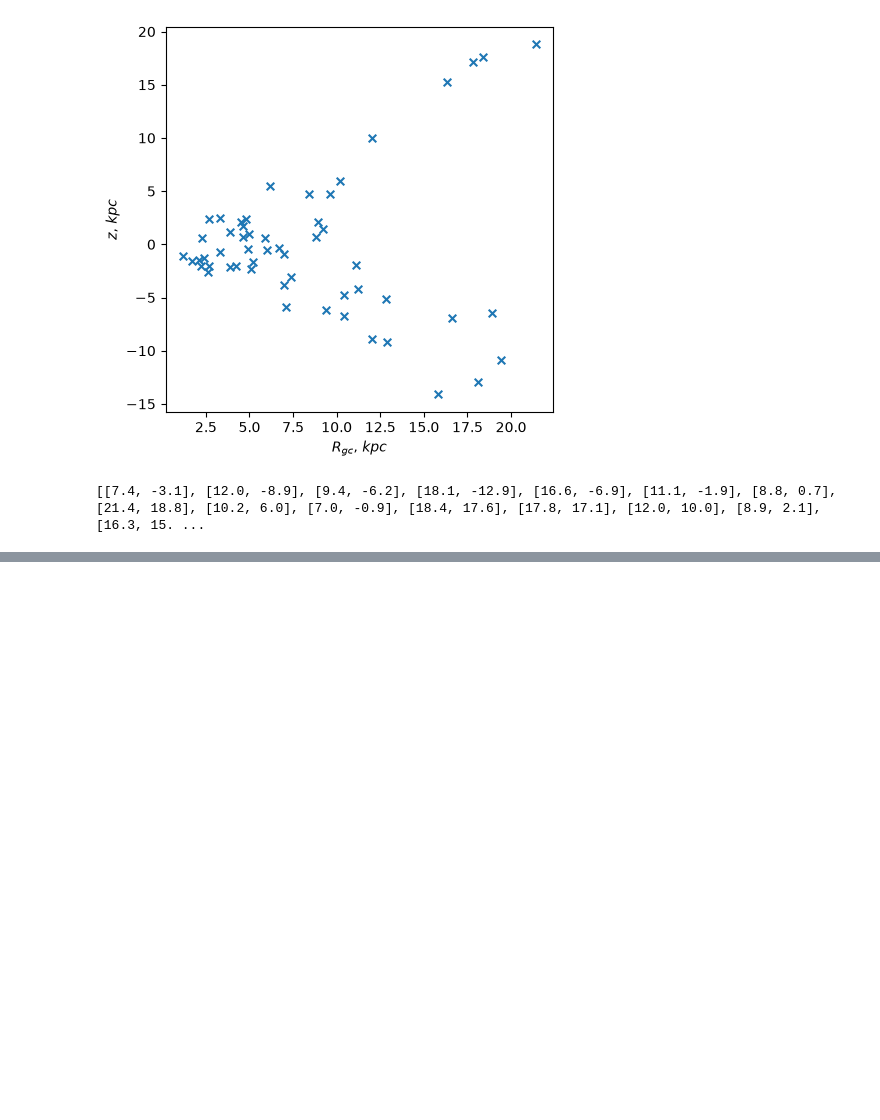
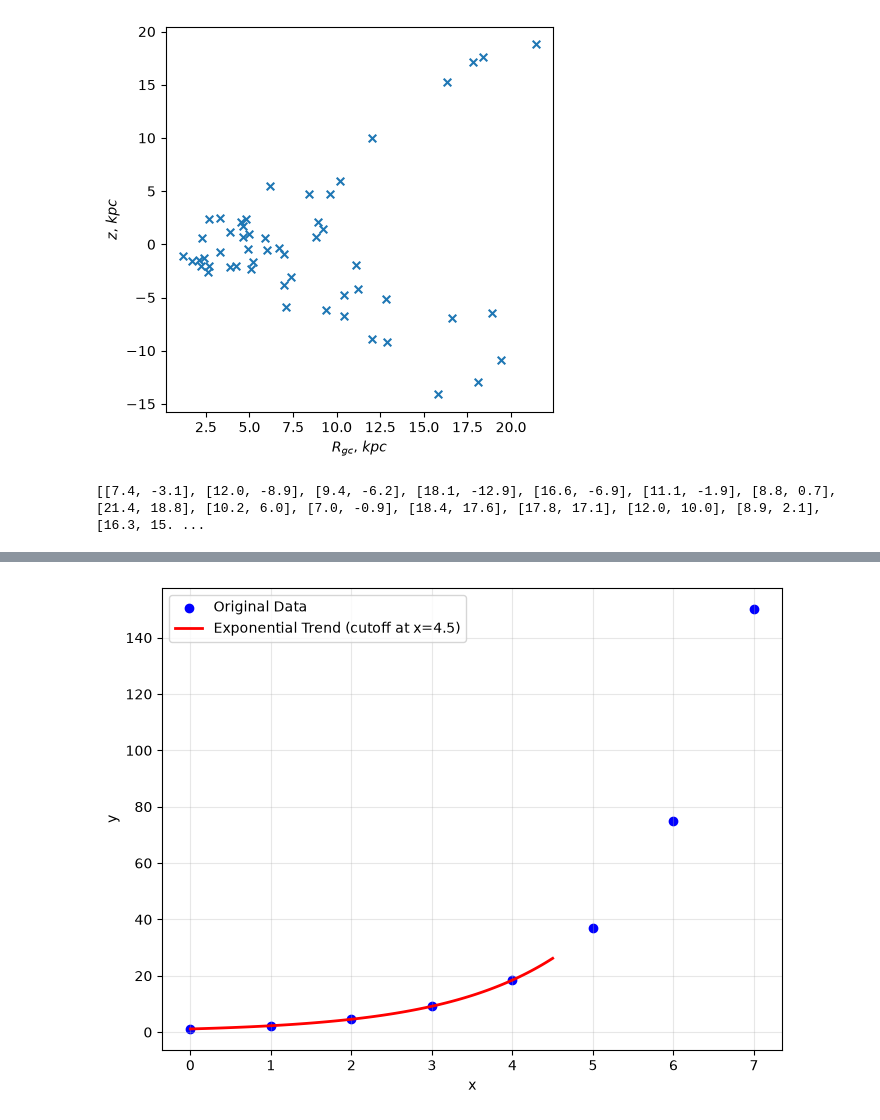
Before and after one commit to stormrealz/PHYS3116_Larawag, a Jupyter notebook: Will's Files/Will's Notes.ipynb, the cells around one changed output, grey strips where cells are left out. Drawn from its saved outputs; the diff is of its cells as text; code cells hidden in the pictures; blank space fills up the shorter version.

```diff
--- a/Will's Files/Will's Notes.ipynb
+++ b/Will's Files/Will's Notes.ipynb
@@ -261,0 +308,42 @@ print(crosses_list)
+# %%
+import matplotlib.pyplot as plt
+import numpy as np
+from scipy.optimize import curve_fit
+
+
+# 1. Define your exponential function: y = a * exp(b * x)
+def exponential_func(x, a, b):
+  return a * np.exp(b * x)
+
+
+# 2. Sample data
+x_data = np.array([0, 1, 2, 3, 4, 5, 6, 7])
+y_data = np.array([1.2, 2.1, 4.8, 9.2, 18.5, 36.8, 75.0, 150.2])
+
+# 3. Fit the exponential curve
+popt, _ = curve_fit(exponential_func, x_data, y_data)
+a_opt, b_opt = popt
+
+# 4. Set your cutoff (e.g., stop the trendline at x = 4.5)
+cutoff_x = 4.5
+x_fit = np.linspace(min(x_data), cutoff_x, 100)
+y_fit = exponential_func(x_fit, a_opt, b_opt)
+
+# 5. Plot the data and the cutoff trendline
+plt.figure(figsize=(8, 6))
+plt.scatter(x_data, y_data, color='blue', label='Original Data')
+plt.plot(
+    x_fit,
+    y_fit,
+    'r-',
+    label=f'Exponential Trend (cutoff at x={cutoff_x})',
+    linewidth=2,
+)
+
+plt.xlabel('x')
+plt.ylabel('y')
+plt.legend()
+plt.grid(True, alpha=0.3)
+plt.show()
+# %% [output]
+[figure, added]
```
Also changed, not shown: parts of 4 cells of this notebook, 13 other files.
